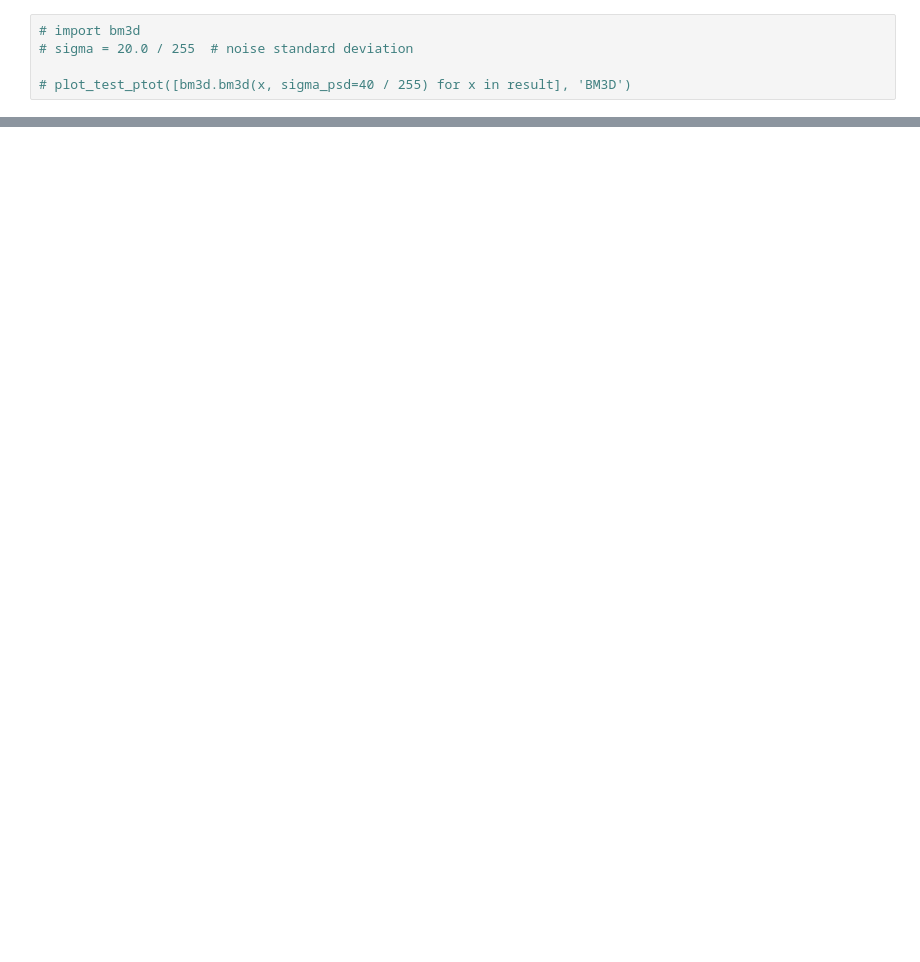
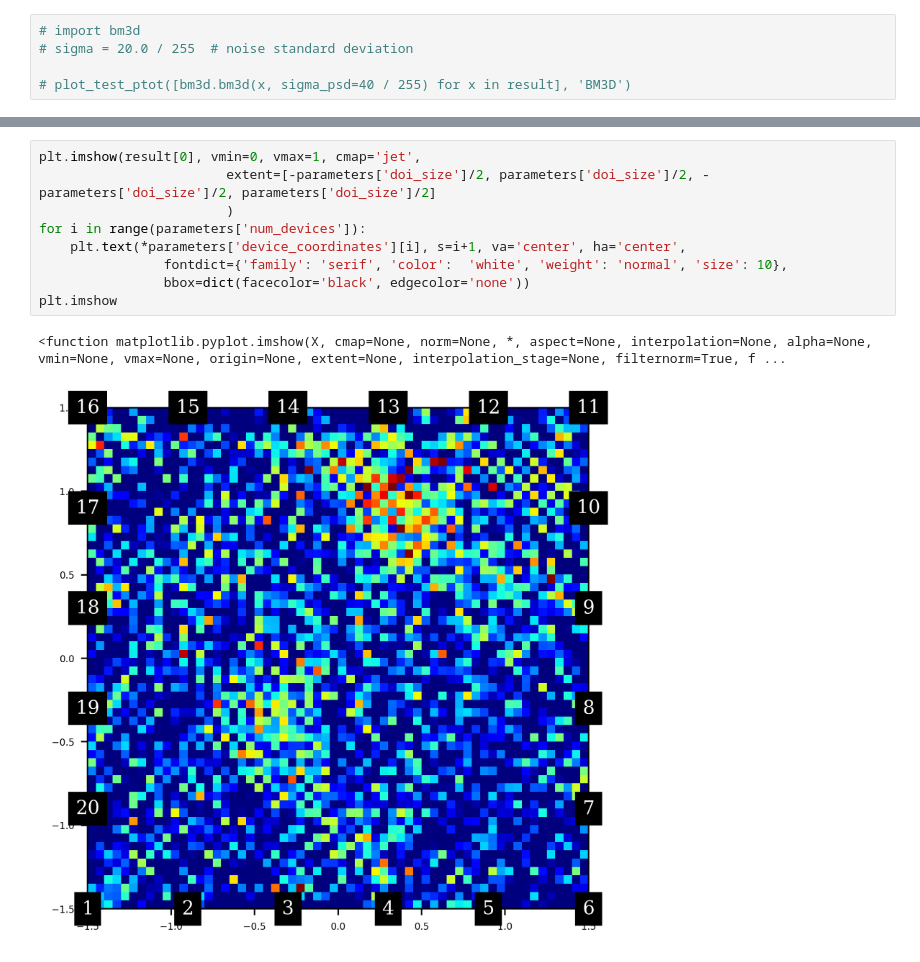
Before and after one commit to anderswong425/RF-Imaging, a Jupyter notebook: test.ipynb, the cells around one changed output, grey strips where cells are left out. Drawn from its saved outputs; the diff is of its cells as text; blank space fills up the shorter version.

```diff
--- a/test.ipynb
+++ b/test.ipynb
@@ -257,0 +224,12 @@ print("Maximum error:", np.max(np.abs(x_np - x_numba)))
+# %%
+plt.imshow(result[0], vmin=0, vmax=1, cmap='jet',
+                        extent=[-parameters['doi_size']/2, parameters['doi_size']/2, -parameters['doi_size']/2, parameters['doi_size']/2]
+                        )
+for i in range(parameters['num_devices']):
+    plt.text(*parameters['device_coordinates'][i], s=i+1, va='center', ha='center',
+                fontdict={'family': 'serif', 'color':  'white', 'weight': 'normal', 'size': 10},
+                bbox=dict(facecolor='black', edgecolor='none'))
+plt.imshow
+# %% [output]
+<function matplotlib.pyplot.imshow(X, cmap=None, norm=None, *, aspect=None, interpolation=None, alpha=None, vmin=None, vmax=None, origin=None, extent=None, interpolation_stage=None, filternorm=True, f ...
+[figure, added]
```
Also changed, not shown: parts of 27 cells of this notebook, 55 other files.
